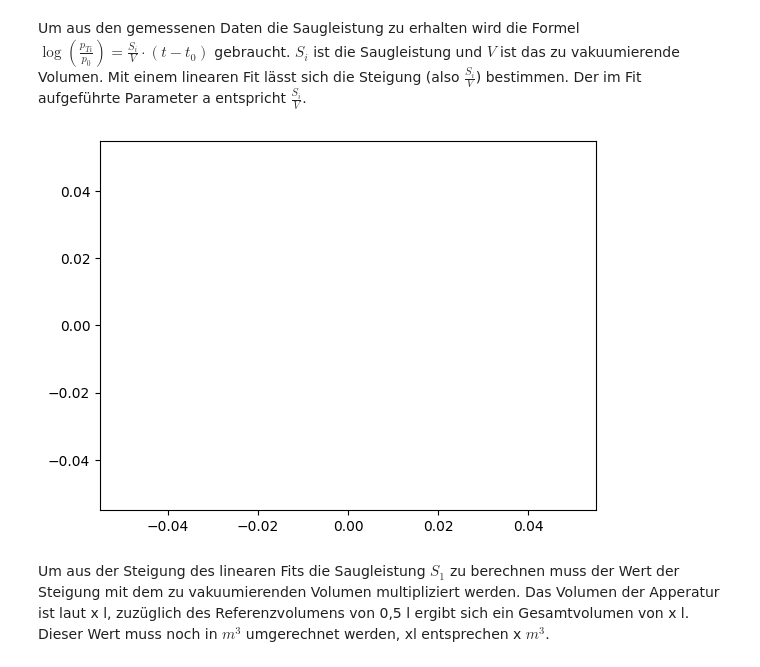
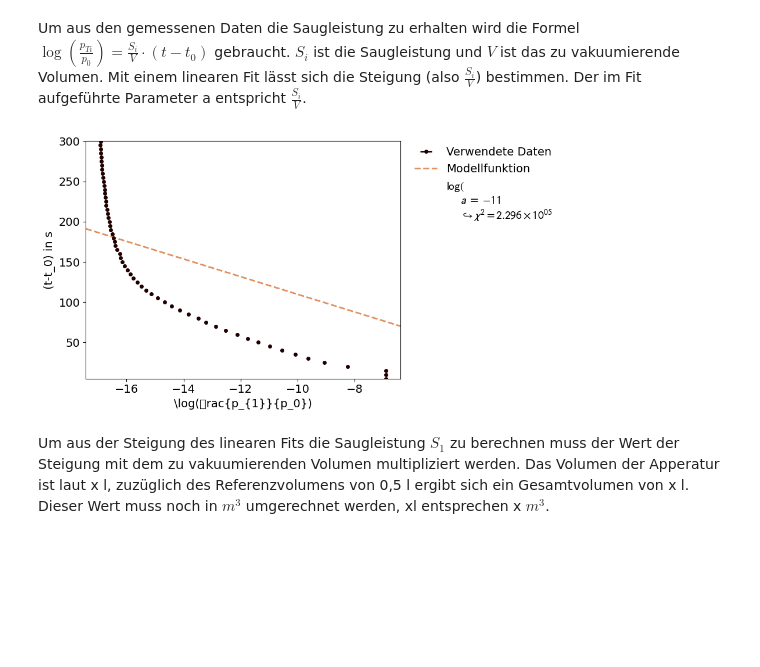
Before and after one commit to thexwon/Praktikum2KlassPhysKIT, a Jupyter notebook: Vakuum/Vakuum.ipynb, the cells around one changed output. Cells and saved outputs as stored; diff of their text form; code cells hidden in the pictures; blank space fills up the shorter version.

```diff
--- a/Vakuum/Vakuum.ipynb
+++ b/Vakuum/Vakuum.ipynb
@@ -220,31 +216,34 @@ $S_{i}$ ist die Saugleistung und $V$ ist das zu vakuumierende Volumen.
 Mit einem linearen Fit lässt sich die Steigung (also $\frac {S_{i}}{V}$) bestimmen. Der im Fit aufgeführte Parameter a entspricht $\frac {S_{i}}{V}$.
 # %%
 p0=1000
-t0 = np.ones(len(t))*10
-
 lnp1 = np.log(T1/p0)
 lnp2 = np.log(T2/p0)
-tn= t-t0
+tn= t
 xy_data = XYContainer(lnp1,tn)
-def linear(x,a):
+def linear(x,a=100):
     return a*x
 line_fit=Fit(data=xy_data,model_function=linear)
+line_fit.do_fit()
+line_fit.assign_parameter_names(x='t',a='a')
+line_fit.assign_model_function_expression('log')
+line_fit.assign_model_function_expression("{a} * {x}")
+#line_fit.report()
 
 line_fit.assign_parameter_latex_names(x='t-t0', a='a')
 line_fit.assign_model_function_latex_name('\log(\frac{p_{1}}{p_0})')
 line_fit.assign_model_function_latex_expression('{a} \\cdot {x}')
 
 
 line_fit.data_container.label = "Verwendete Daten"
 line_fit.model_label = "Modellfunktion"
 
 line_fit.data_container.axis_labels = ["\log(\frac{p_{1}}{p_0})", "(t-t_0) in s"]
 
-line_fit.do_fit()
-plt.plot()
+plot = Plot(fit_objects= line_fit)
+plot.plot()
 plt.show()
 # %% [output]
-[figure, old version]
+[figure, new version]
 # %% [markdown]
 Um aus der Steigung des linearen Fits die Saugleistung $S_1$ zu berechnen muss der Wert der Steigung mit dem zu vakuumierenden Volumen multipliziert werden. Das Volumen der Apperatur ist laut x l, zuzüglich des Referenzvolumens von 0,5 l ergibt sich ein Gesamtvolumen von x l. Dieser Wert muss noch in $m^3$ umgerechnet werden, xl entsprechen x $m^3$.
 # %%
```
Also changed, not shown: parts of 4 cells of this notebook.
